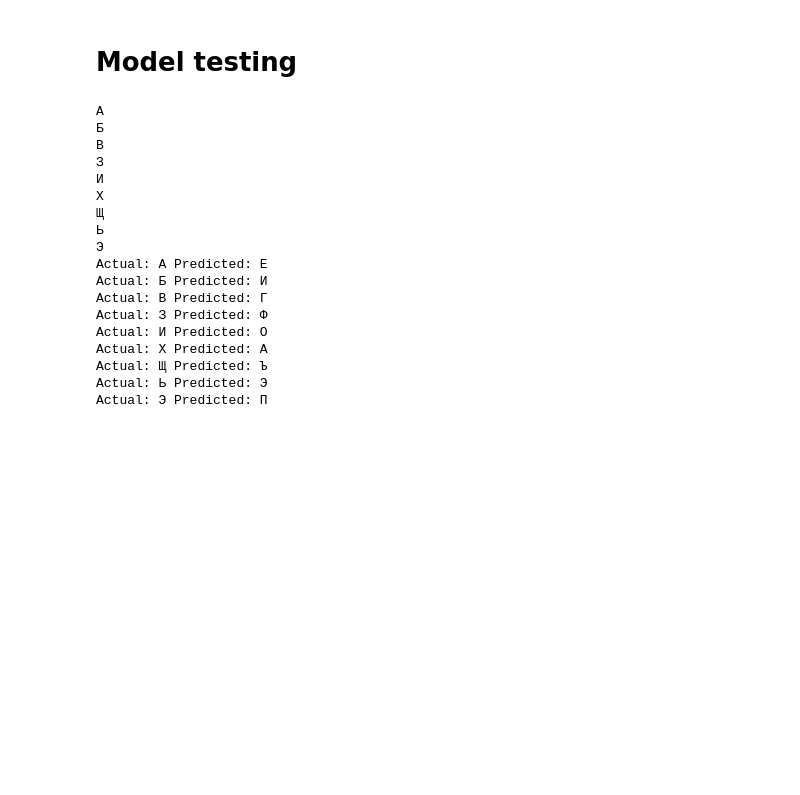
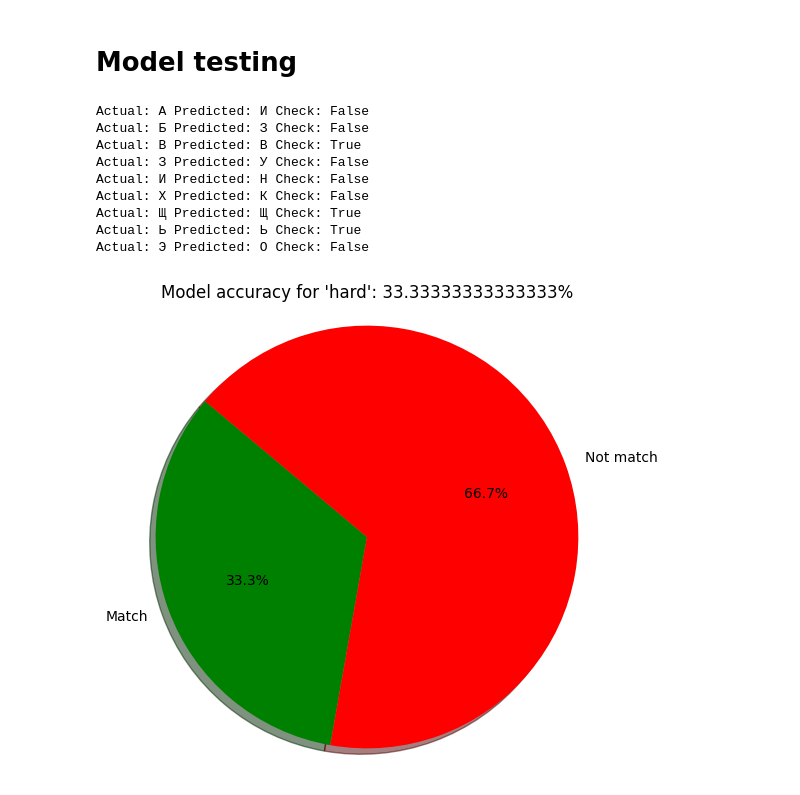
Before and after one commit to vlsu-labs/iiai-labs, a Jupyter notebook: LB5/notebook/main.ipynb, the cells around one changed output. Drawn from its saved outputs; the diff is of its cells as text; code cells hidden in the pictures; blank space fills up the shorter version.

Commit message:
update model using

```diff
--- a/LB5/notebook/main.ipynb
+++ b/LB5/notebook/main.ipynb
@@ -13,4 +13,9 @@ from typing import List, Dict
 from os import listdir
 from os.path import isfile, join
 import re
+# %%
+LEAR_DATA_PATH = 'C:\my\study\IIAI\LB5\dataset_root'
+TEST_DATA_PATH = 'C:\my\study\IIAI\LB5\input'
+MODEL_INSTANCE_PATH = 'letter_recognition_cnn.pth'
+CLASSES = ['А', 'Б', 'В', 'Г', 'Д', 'Е', 'Ё', 'Ж', 'З', 'И', 'Й', 'К', 'Л', 'М', 'Н', 'О', 'П', 'Р', 'С', 'Т', 'У', 'Ф', 'Х', 'Ц', 'Ч', 'Ш', 'Щ', 'Ъ', 'Ы', 'Ь', 'Э', 'Ю', 'Я']
 # %%
@@ -119,40 +130,55 @@ Epoch 1000/1000, Loss: 2.9682672902708873e-05
 # %%
 if 'model' not in locals():
     model = LetterRecognitionModel()
 
 
 model.load_state_dict(torch.load(MODEL_INSTANCE_PATH))
 model.eval()
 
-tests_loader = FromTestDataSet()
+tests_loader = FromMultipleTestDataSet()
+used_data_set = 'hard'
 
-for letter, data in tests_loader.form_dataset(TEST_DATA_PATH).items():
+count = 0
+match = 0
+for letter, data in tests_loader.form_dataset(TEST_DATA_PATH)[used_data_set].items():
     for test in data:
 
         with torch.no_grad():
             output = model(test)
 
+        count += 1
 
         predicted_class = torch.argmax(output).item()
-        predicted_letter = chr(predicted_class + ord('А'))
 
-        print(f"Actual: {letter} Predicted: {predicted_letter}")
+        predicted_class = torch.argmax(output).item()
+
+        predicted_letter = CLASSES[predicted_class]
+
+        match += 1 if predicted_letter == letter else 0
+
+        print(f"Actual: {letter} Predicted: {predicted_letter} Check: {letter==predicted_letter}")
+
+import matplotlib.pyplot as plt
+
+labels = 'Match', 'Not match'
+sizes = [float(match)/count, float(count - match)/count]  # Percentages
+colors = ['green', 'red']
+explode = (0, 0)
+
+plt.figure(figsize=(6, 6))
+plt.pie(sizes, explode=explode, labels=labels, colors=colors, autopct='%1.1f%%', shadow=True, startangle=140)
+plt.axis('equal')
+
+plt.title(f"Model accuracy for '{used_data_set}': {float(match)/count*100}%")
+plt.show()
 # %% [output]
-А
-Б
-В
-З
-И
-Х
-Щ
-Ь
-Э
-Actual: А Predicted: Е
-Actual: Б Predicted: И
-Actual: В Predicted: Г
-Actual: З Predicted: Ф
-Actual: И Predicted: О
-Actual: Х Predicted: А
-Actual: Щ Predicted: Ъ
-Actual: Ь Predicted: Э
-Actual: Э Predicted: П
+Actual: А Predicted: И Check: False
+Actual: Б Predicted: З Check: False
+Actual: В Predicted: В Check: True
+Actual: З Predicted: У Check: False
+Actual: И Predicted: Н Check: False
+Actual: Х Predicted: К Check: False
+Actual: Щ Predicted: Щ Check: True
+Actual: Ь Predicted: Ь Check: True
+Actual: Э Predicted: О Check: False
+[figure, added]
```
Also changed, not shown: parts of 2 cells of this notebook.
